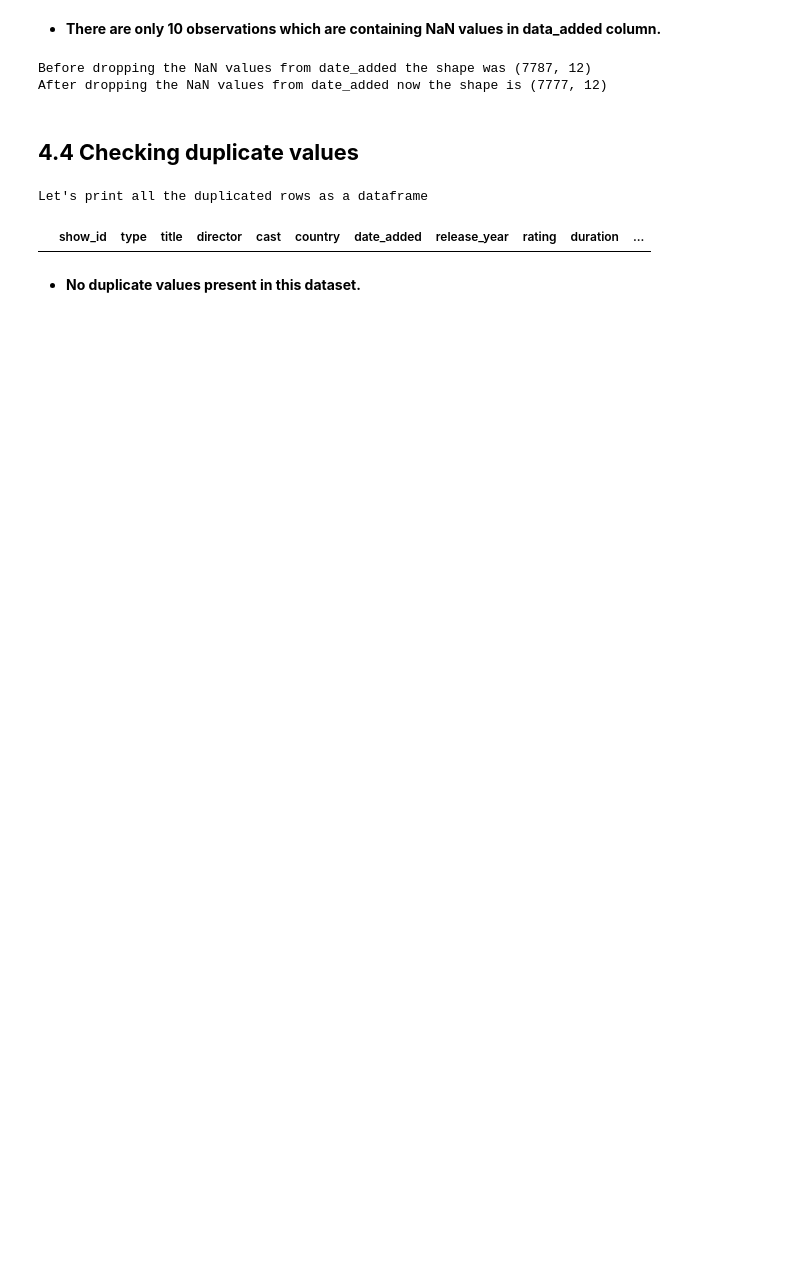
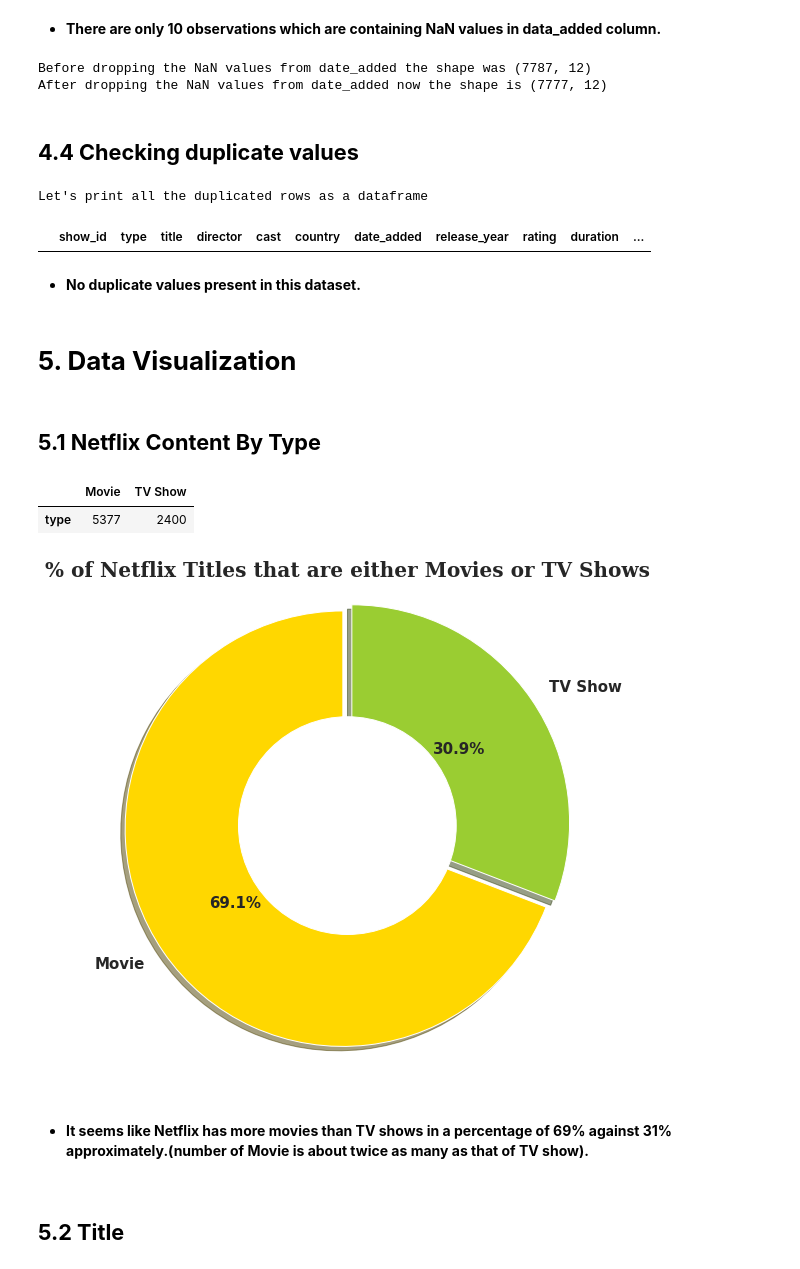
Before and after one commit to priyankashinde-DS/Capstone_project-Netflix_Movies-TV_Shows, a Jupyter notebook: NETFLIX_MOVIES_AND_TV_SHOWS_CLUSTERING.ipynb, the cells around one changed output. Drawn from its saved outputs; the diff is of its cells as text; code cells hidden in the pictures; blank space fills up the shorter version.

Commit message:
Data_Visualization

```diff
--- a/NETFLIX_MOVIES_AND_TV_SHOWS_CLUSTERING.ipynb
+++ b/NETFLIX_MOVIES_AND_TV_SHOWS_CLUSTERING.ipynb
@@ -202,3 +207,39 @@ Let's print all the duplicated rows as a dataframe
 |  | show_id | type | title | director | cast | country | date_added | release_year | rating | duration | ... |
 # %% [markdown]
 * **No duplicate values present in this dataset.**
+# %% [markdown]
+# **5. Data Visualization**
+# %% [markdown]
+## **5.1 Netflix Content By Type**
+# %%
+netflix_df['type'].value_counts().to_frame().T
+# %% [output]
+|  | Movie | TV Show |
+| type | 5377 | 2400 |
+# %%
+sns.set_style('darkgrid')
+plt.figure(figsize=(10,9))
+plt.title("Percentation of Netflix Titles that are either Movies or TV Shows")
+g = plt.pie(netflix_df.type.value_counts(),explode=(0.025,0.025), labels=netflix_df.type.value_counts().index, colors=['gold', 'yellowgreen'],
+            autopct='%1.1f%%', startangle=90,shadow=True,textprops={'fontsize': 15,'fontweight':'bold'})
+
+# scale the title up by 12% to match pctdistance
+plt.title('% of Netflix Titles that are either Movies or TV Shows', fontsize=20, fontweight='bold', fontfamily='serif')
+
+plt.axis('equal')
+
+# draw circle
+centre_circle = plt.Circle((0, 0), 0.50, fc='white')
+fig = plt.gcf()
+
+# Adding Circle in Pie chart
+fig.gca().add_artist(centre_circle)
+
+# show plot
+plt.show()
+# %% [output]
+[figure, added]
+# %% [markdown]
+* #### **It seems like Netflix has more movies than TV shows in a percentage of 69% against 31% approximately.(number of Movie is about twice as many as that of TV show).**
+# %% [markdown]
+## **5.2 Title**
```
Also changed, not shown: parts of 83 cells of this notebook.
